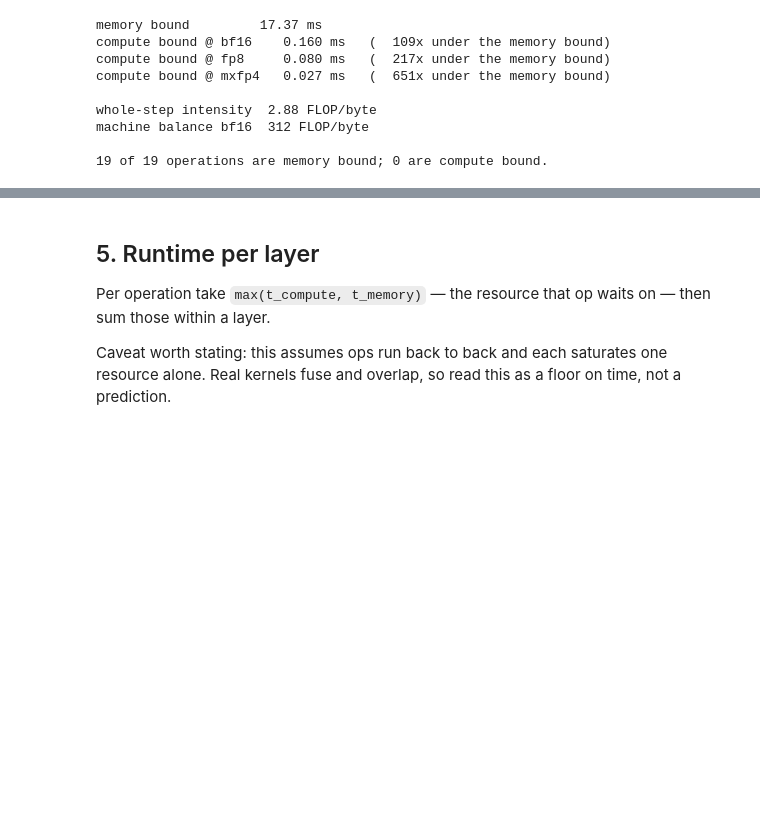
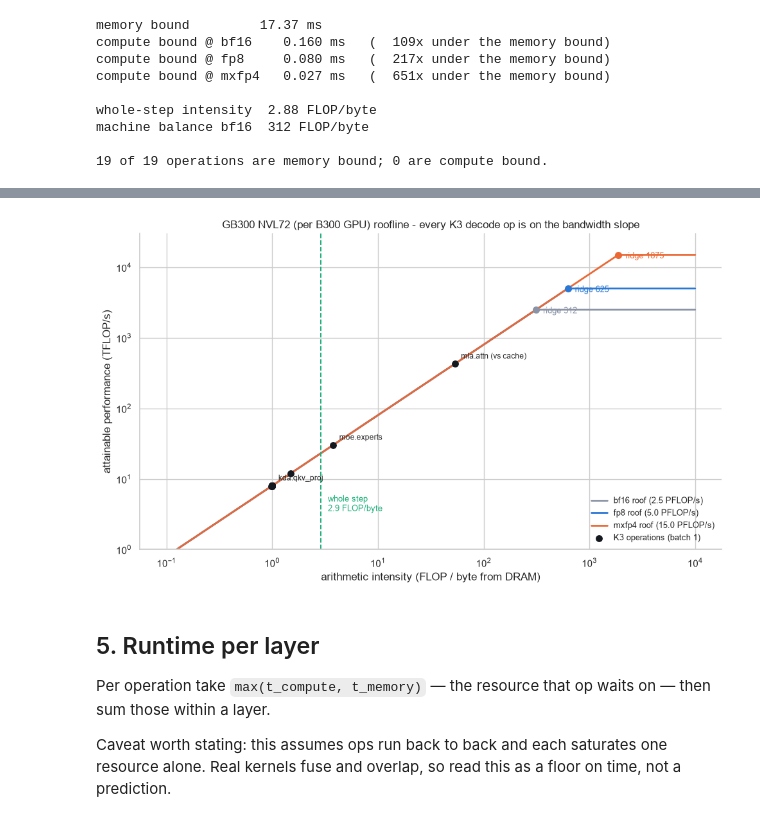
Before and after one commit to dougUCN/kimik3-exercise, a Jupyter notebook: roofline.ipynb, the cells around one changed output, grey strips where cells are left out. Cells and saved outputs as stored; diff of their text form; code cells hidden in the pictures; blank space fills up the shorter version.

```diff
--- a/roofline.ipynb
+++ b/roofline.ipynb
@@ -215,3 +271,40 @@ machine balance bf16  312 FLOP/byte
+# %%
+fig, ax = plt.subplots(figsize=(10, 6))
+I = np.logspace(-1, 4, 300)
+
+roofs = {"bf16": "#8a94a6", "fp8": COMPUTE, "mxfp4": MEMORY}
+for prec, color in roofs.items():
+    peak = hw.peak[prec]
+    ax.plot(I, np.minimum(peak, hw.bandwidth * I) / 1e12, color=color, lw=2,
+            label=f"{prec} roof ({peak / 1e15:.1f} PFLOP/s)")
+    ridge = hw.balance[prec]
+    ax.plot(ridge, peak / 1e12, "o", color=color, ms=7, zorder=5)
+    ax.annotate(f"ridge {ridge:.0f}", (ridge, peak / 1e12), fontsize=9, color=color,
+                textcoords="offset points", xytext=(8, -4))
+
+achieved = ops.flops / ops.t
+ax.scatter(ops.intensity, achieved / 1e12, s=46, color="#14181f", zorder=6,
+           label="K3 operations (batch 1)")
+for name in ["kda.qkv_proj", "moe.experts", "mla.attn (vs cache)"]:
+    r = ops.loc[name]
+    ax.annotate(name, (r.intensity, r.flops / r.t / 1e12), fontsize=8.5,
+                textcoords="offset points", xytext=(7, 6))
+
+whole = ops.flops.sum() / ops.bytes.sum()
+ax.axvline(whole, color="#1baf7a", ls="--", lw=1.4)
+ax.annotate(f"whole step\n{whole:.1f} FLOP/byte", (whole, 3.5), fontsize=9,
+            color="#1baf7a", textcoords="offset points", xytext=(8, 0))
+
+ax.set_xscale("log"); ax.set_yscale("log")
+ax.set_xlabel("arithmetic intensity (FLOP / byte from DRAM)")
+ax.set_ylabel("attainable performance (TFLOP/s)")
+ax.set_title(f"{hw.name} roofline - every K3 decode op is on the bandwidth slope")
+ax.legend(frameon=False, loc="lower right", fontsize=9)
+ax.set_ylim(1, 3e4)
+sns.despine()
+plt.tight_layout()
+# %% [output]
+[figure, added]
 # %% [markdown]
 ## 5. Runtime per layer
 
```
Also changed, not shown: parts of 6 cells of this notebook, 1 other file.
